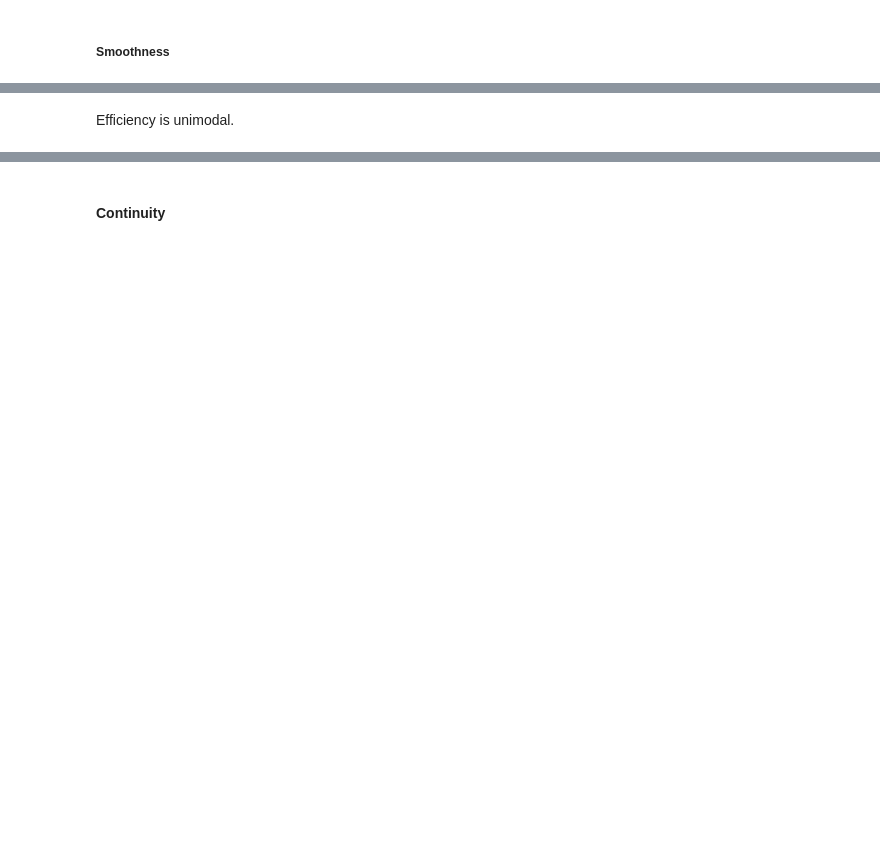
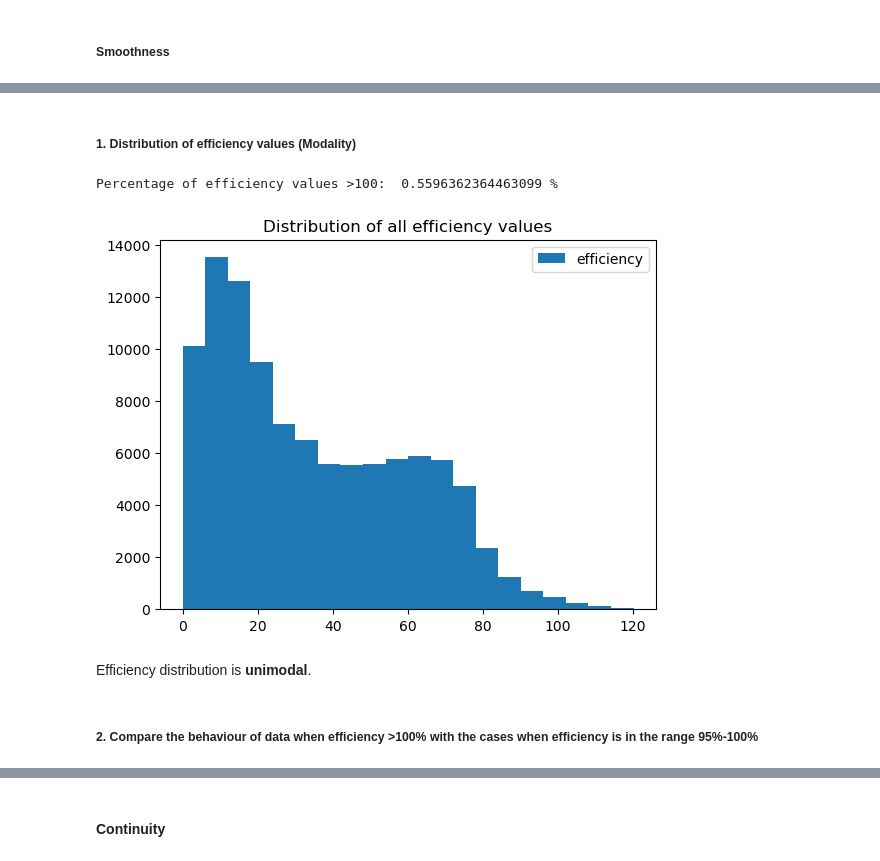
Before and after one commit to MACS-Research-Lab/Transfer-Learning-for-BES-Energy-Forecasting, a Jupyter notebook: analysis.ipynb, the cells around one changed output, grey strips where cells are left out. Cells and saved outputs as stored; diff of their text form; code cells hidden in the pictures; blank space fills up the shorter version.

```diff
--- a/analysis.ipynb
+++ b/analysis.ipynb
@@ -230,2 +221,18 @@ plt.show()
+# %% [markdown]
+##### 1. Distribution of efficiency values (Modality)
+# %%
+plt.hist(df['efficiency'], bins=20, label='efficiency')
+plt.legend()
+plt.title('Distribution of all efficiency values')
+
+percentOver100 = len(df[df["efficiency"] > 100]) / len(df[df["efficiency"] <= 100]) * 100
+print('Percentage of efficiency values >100: ', percentOver100, '%')
+
+plt.show()
+# %% [output]
+Percentage of efficiency values >100:  0.5596362364463099 %
+[figure, added]
 # %% [markdown]
-Efficiency is unimodal.
+Efficiency distribution is <b>unimodal</b>. </br>
+# %% [markdown]
+##### 2. Compare the behaviour of data when efficiency >100% with the cases when efficiency is in the range 95%-100%
```
Also changed, not shown: parts of 41 cells of this notebook, 2 other files.
